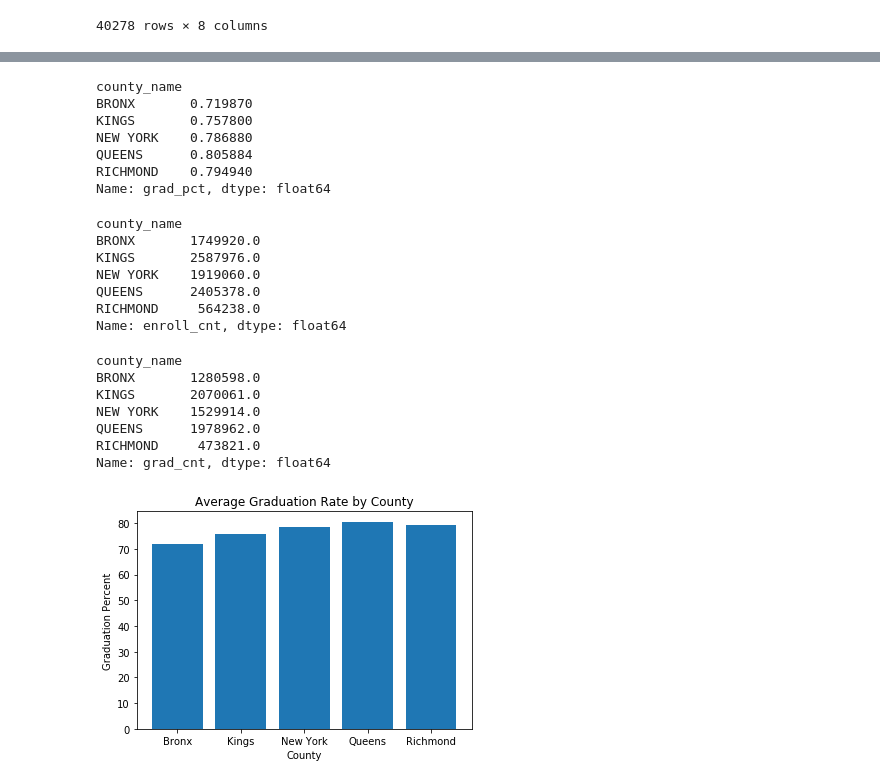
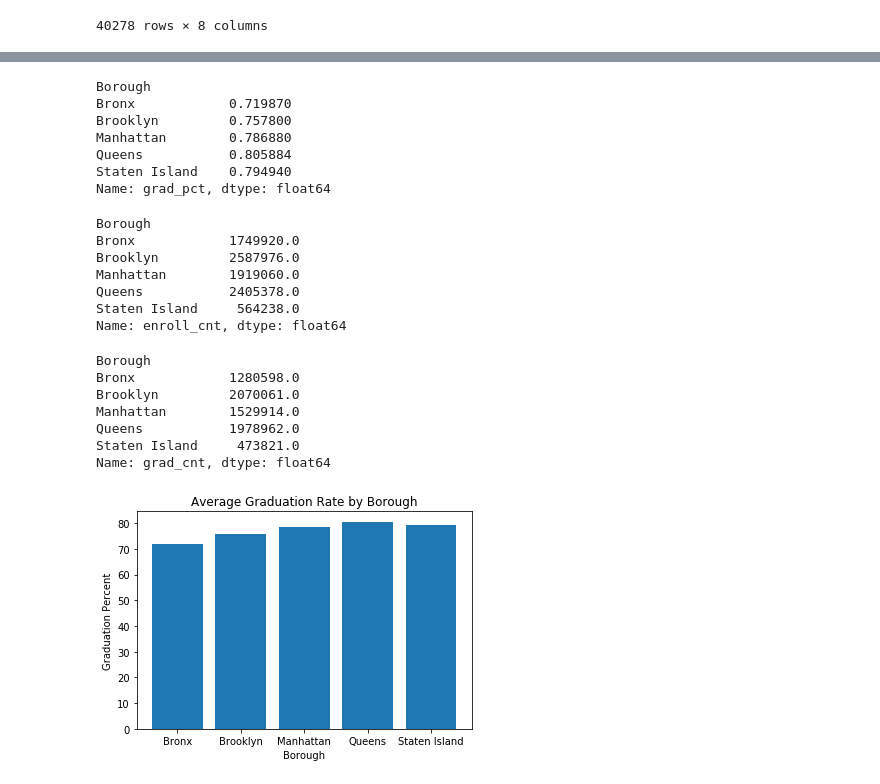
Before and after one commit to kimcrine/project_1, a Jupyter notebook: graduation_rates.ipynb, the cells around one changed output, grey strips where cells are left out. Saved outputs shown, nothing was run; the diff lists cells and outputs as text; code cells hidden in the pictures.

Commit message:
updates to working notebook and csv file for grad rates

```diff
--- a/graduation_rates.ipynb
+++ b/graduation_rates.ipynb
@@ -6,6 +7,6 @@ import matplotlib.pyplot as plt
 # %%
-# Load and read in csv file
-csv_path = "../GRAD_RATE_AND_OUTCOMES_2019.csv"
+# Load and read in csv file for graduation rates
+csv_path = "GRAD_RATE_AND_OUTCOMES_2019.csv"
 grad_rates_df = pd.read_csv(csv_path)
 grad_rates_df.head()
 # %% [output]
@@ -148,3 +149,8 @@ nyc_grad_rates
 | 40276 | RICHMOND | 24.0 | 14.0 | 0.58 | 6 | 0.25 | 3 | 0.13 |
 | 40277 | RICHMOND | 34.0 | 27.0 | 0.79 | 2 | 0.06 | 5 | 0.15 |
 40278 rows × 8 columns
+# %%
+# Rename "county_name" to "Borough" and edit county names to borough names to match lottery DataFrame for later
+nyc_grad_rates = nyc_grad_rates.rename(columns={"county_name": "Borough"})
+nyc_grad_rates = nyc_grad_rates.replace({"BRONX": "Bronx", "KINGS": "Brooklyn", "NEW YORK": "Manhattan", "QUEENS": "Queens", "RICHMOND": "Staten Island"})
+nyc_grad_rates
@@ -152,47 +172,48 @@ nyc_grad_rates
 # Exporting DataFrame as CSV file
 nyc_grad_rates.to_csv("nyc_grad_rates.csv")
 # %%
-# Average grad rate per county
-nyc_grad_rates.groupby(["county_name"])["grad_pct"].mean()
+# Average grad rate per borough
+nyc_grad_rates.groupby(["Borough"])["grad_pct"].mean()
 # %% [output]
-county_name
-BRONX       0.719870
-KINGS       0.757800
-NEW YORK    0.786880
-QUEENS      0.805884
-RICHMOND    0.794940
+Borough
+Bronx            0.719870
+Brooklyn         0.757800
+Manhattan        0.786880
+Queens           0.805884
+Staten Island    0.794940
 Name: grad_pct, dtype: float64
 # %%
-# Sum of enrollment count by county
-nyc_grad_rates.groupby(["county_name"])["enroll_cnt"].sum()
+# Sum of enrollment count by borough
+nyc_grad_rates.groupby(["Borough"])["enroll_cnt"].sum()
 # %% [output]
-county_name
-BRONX       1749920.0
-KINGS       2587976.0
-NEW YORK    1919060.0
-QUEENS      2405378.0
-RICHMOND     564238.0
+Borough
+Bronx            1749920.0
+Brooklyn         2587976.0
+Manhattan        1919060.0
+Queens           2405378.0
+Staten Island     564238.0
 Name: enroll_cnt, dtype: float64
 # %%
-# Sum of graduation count by county
-nyc_grad_rates.groupby(["county_name"])["grad_cnt"].sum()
+# Sum of graduation count by borough
+nyc_grad_rates.groupby(["Borough"])["grad_cnt"].sum()
 # %% [output]
-county_name
-BRONX       1280598.0
-KINGS       2070061.0
-NEW YORK    1529914.0
-QUEENS      1978962.0
-RICHMOND     473821.0
+Borough
+Bronx            1280598.0
+Brooklyn         2070061.0
+Manhattan        1529914.0
+Queens           1978962.0
+Staten Island     473821.0
 Name: grad_cnt, dtype: float64
 # %%
-counties = ["Bronx", "Kings", "New York", "Queens", "Richmond"]
-avg_grad_rate = nyc_grad_rates.groupby(["county_name"])["grad_pct"].mean()*100
+boroughs = ["Bronx", "Brooklyn", "Manhattan", "Queens", "Staten Island"]
+avg_grad_rate = nyc_grad_rates.groupby(["Borough"])["grad_pct"].mean()*100
 
-plt.bar(counties, avg_grad_rate)
-plt.title("Average Graduation Rate by County")
-plt.xlabel("County")
+plt.bar(boroughs, avg_grad_rate)
+plt.title("Average Graduation Rate by Borough")
+plt.xlabel("Borough")
 plt.ylabel("Graduation Percent")
+plt.savefig("Average Graduation Rate by Borough")
 plt.show()
 # %% [output]
-[figure, old version]
+[figure, new version]
 # %%
```
Also changed, not shown: parts of 9 cells of this notebook, 1 other file.
